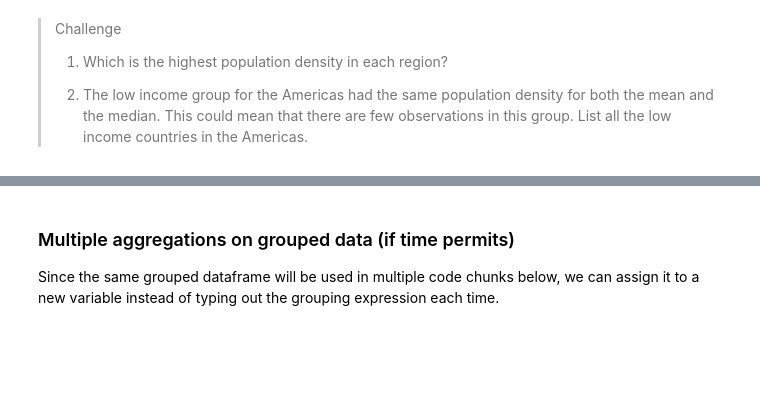
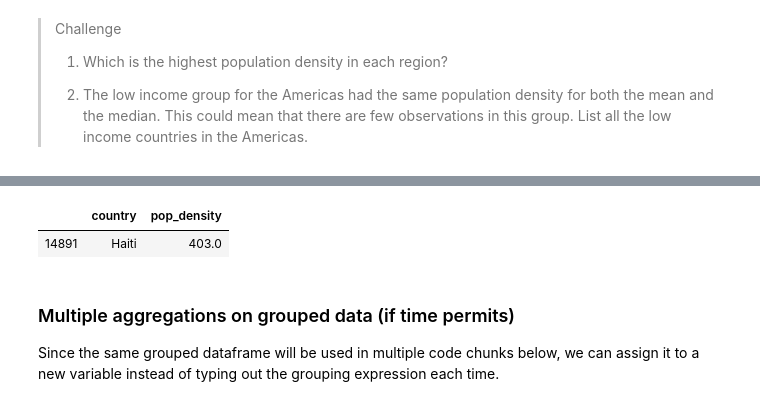
Before and after one commit to BME1478H/BME1478material, a Jupyter notebook: Lectures/week07/lesson.ipynb, the cells around one changed output, grey strips where cells are left out. Drawn from its saved outputs; the diff is of its cells as text; code cells hidden in the pictures; blank space fills up the shorter version.

```diff
--- a/Lectures/week07/lesson.ipynb
+++ b/Lectures/week07/lesson.ipynb
@@ -1101,3 +1138,9 @@ med_density_2018_asia.set_index(['region', 'income_group'])
+# %%
+# 2
+world_data_2018.loc[(world_data['region'] == 'Americas') & (world_data['income_group'] == 'Low'), ['country', 'pop_density']]
+# %% [output]
+|  | country | pop_density |
+| 14891 | Haiti | 403.0 |
 # %% [markdown]
 ### Multiple aggregations on grouped data (if time permits)
 
```
Also changed, not shown: parts of 9 cells of this notebook.
